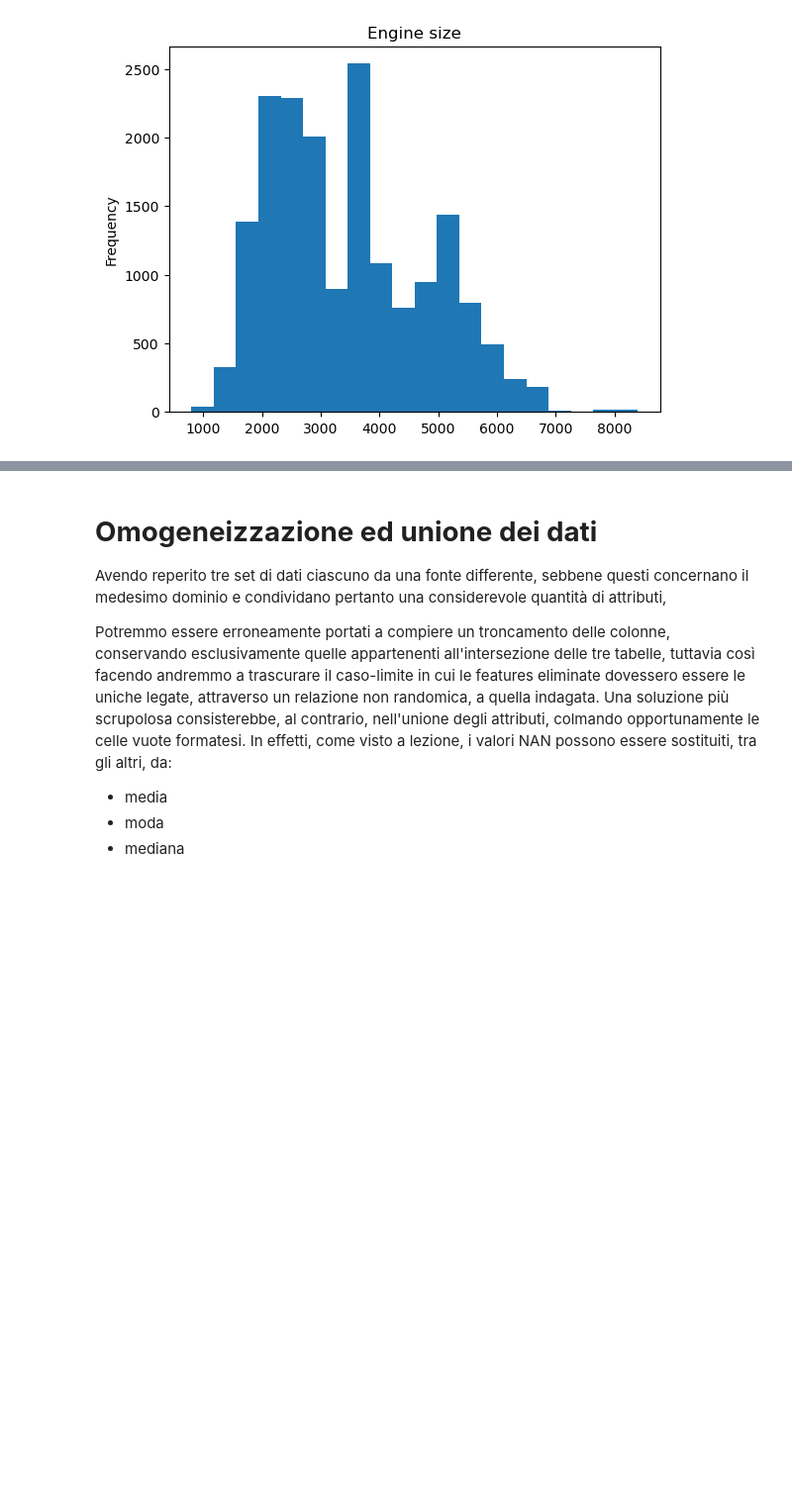
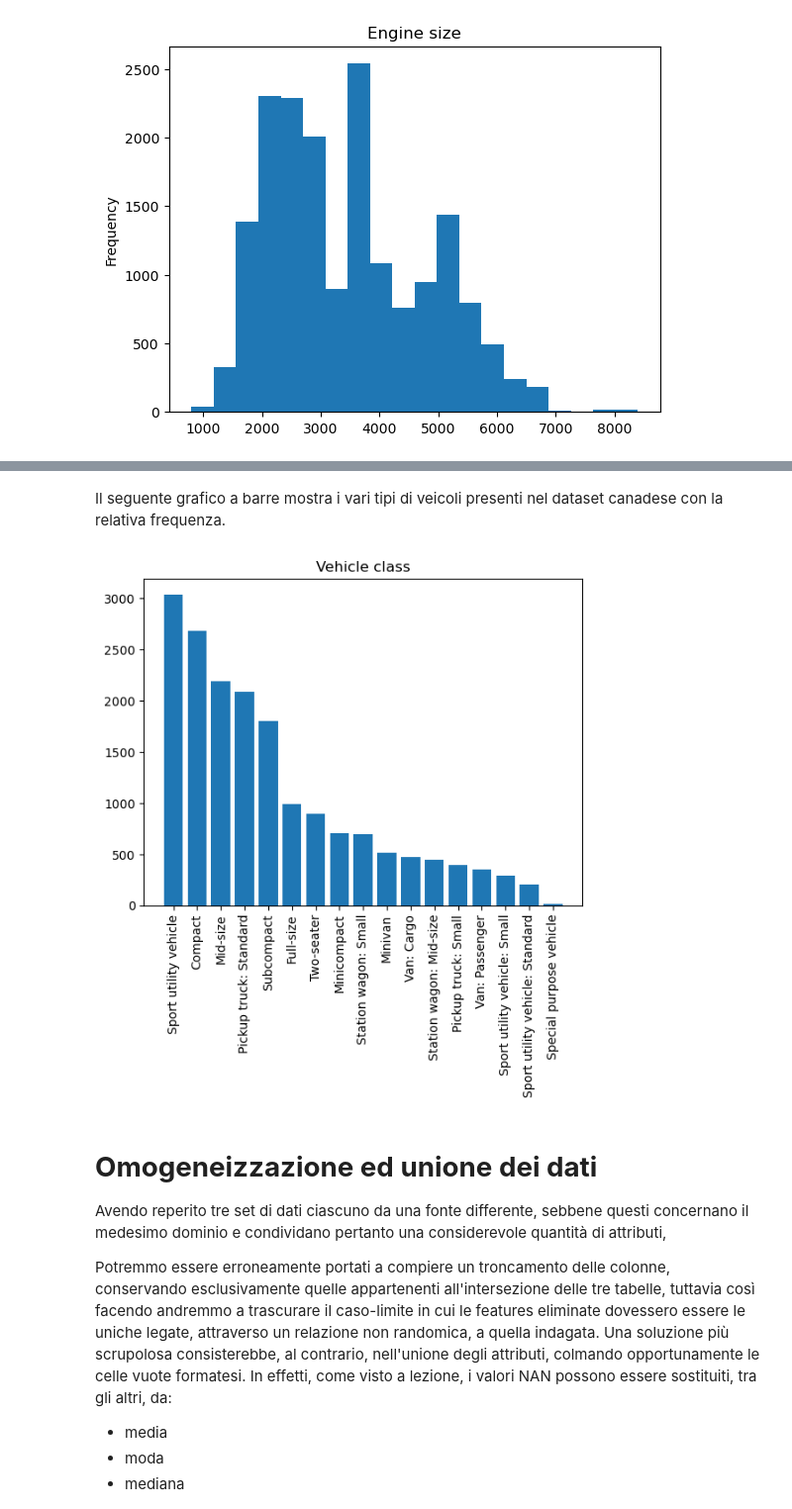
Before and after one commit to francesco-zatto/dia-project, a Jupyter notebook: car_emissions.ipynb, the cells around one changed output, grey strips where cells are left out. Shown at 99% size. Cells and saved outputs as stored; diff of their text form; code cells hidden in the pictures; blank space fills up the shorter version.

```diff
--- a/car_emissions.ipynb
+++ b/car_emissions.ipynb
@@ -119,3 +138,13 @@ canada_emissions["Engine_cm3"].plot.hist(bins=20,title="Engine size");
+# %% [markdown]
+Il seguente grafico a barre mostra i vari tipi di veicoli presenti nel dataset canadese con la relativa frequenza.
+# %%
+canada_vehicle_class = canada_emissions["Vehicle class"].value_counts()
+plt.bar(canada_vehicle_class.index, canada_vehicle_class.values)
+plt.xticks(rotation='vertical')
+plt.title("Vehicle class")
+plt.show()
+# %% [output]
+[figure, added]
 # %% [markdown]
 # **Omogeneizzazione ed unione dei dati**
 Avendo reperito tre set di dati ciascuno da una fonte differente, sebbene questi concernano il medesimo dominio e condividano pertanto una considerevole quantità di attributi,
```
Also changed, not shown: parts of 16 cells of this notebook.
